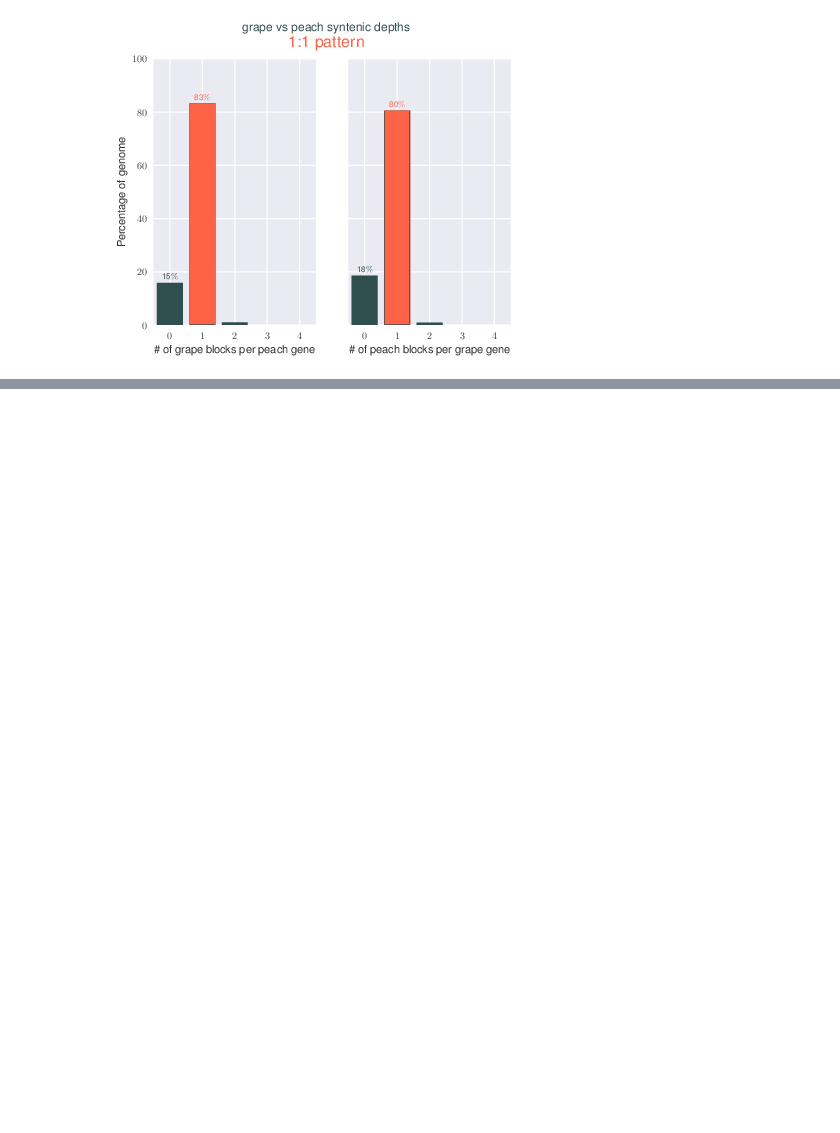
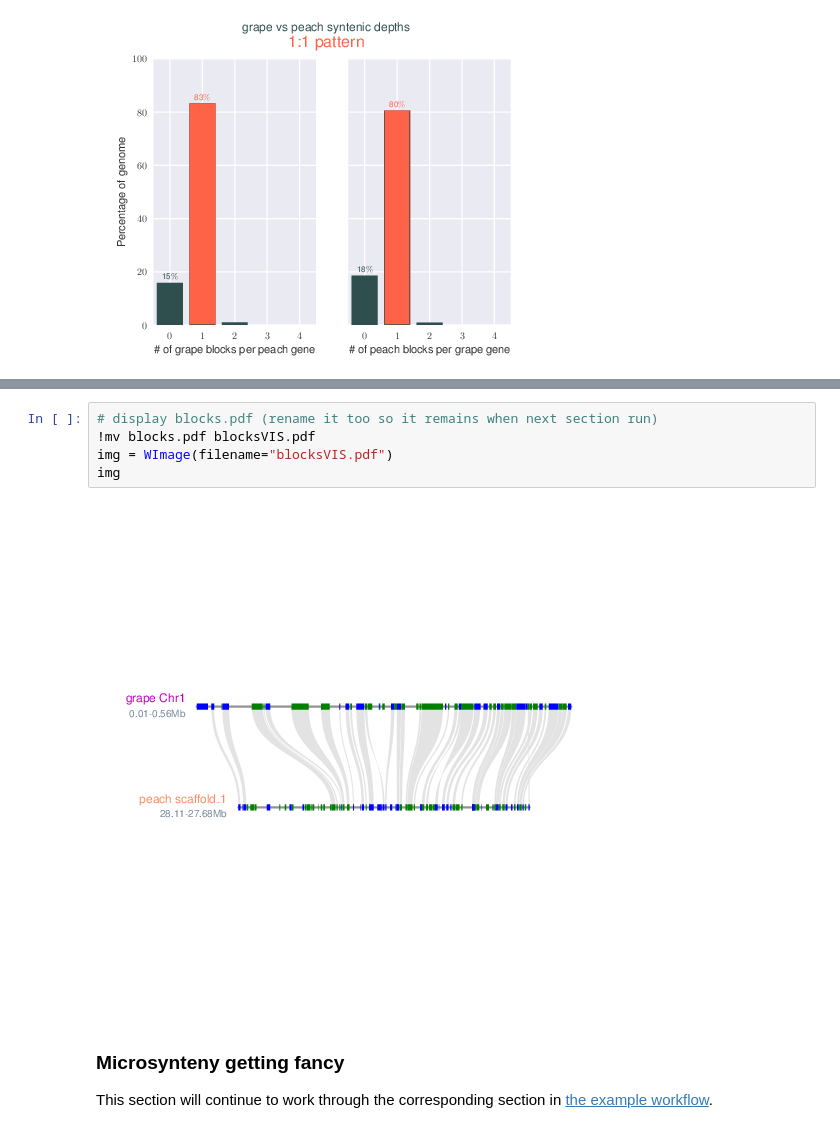
Before and after one commit to fomightez/mcscan-binder, a Jupyter notebook: index.ipynb, the cells around one changed output, grey strips where cells are left out. Drawn from its saved outputs; the diff is of its cells as text; blank space fills up the shorter version.

```diff
--- a/index.ipynb
+++ b/index.ipynb
@@ -157,0 +377,13 @@ img
+# %%
+# display blocks.pdf (rename it too so it remains when next section run)
+!mv blocks.pdf blocksVIS.pdf
+img = WImage(filename="blocksVIS.pdf")
+img
+# %% [output]
+[figure, added]
+# %% [markdown]
+### Microsynteny getting fancy
+
+This section will continue to work through the corresponding section in [the example workflow][1].
+
+[1]: https://github.com/tanghaibao/jcvi/wiki/MCscan-(Python-version)
```
Also changed, not shown: parts of 36 cells of this notebook, 3 other files.
